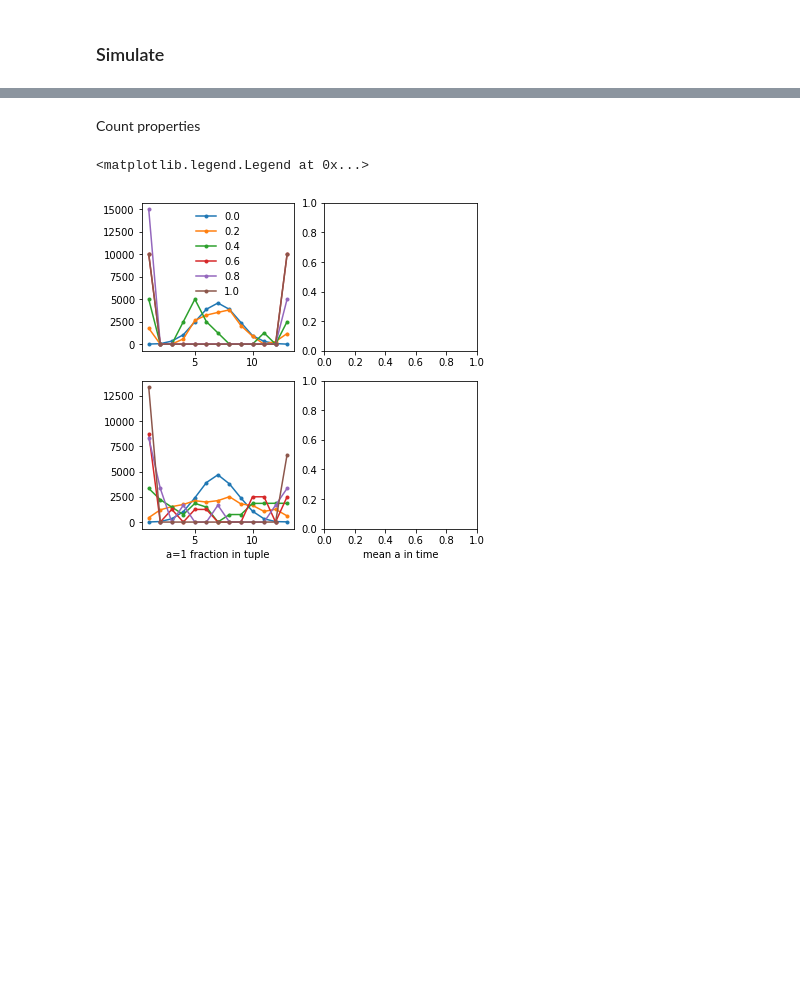
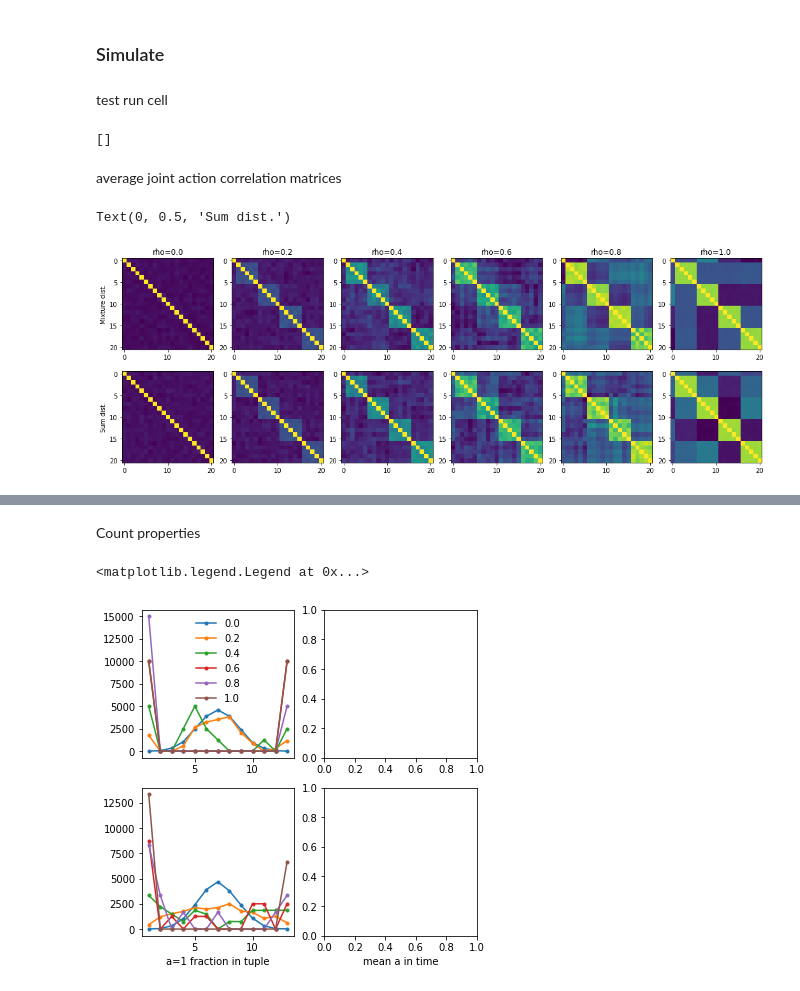
Before and after one commit to amimem/agent_abstraction, a Jupyter notebook: notebooks/emergence.ipynb, the cells around one changed output, grey strips where cells are left out. Drawn from its saved outputs; the diff is of its cells as text; code cells hidden in the pictures; blank space fills up the shorter version.

```diff
--- a/notebooks/emergence.ipynb
+++ b/notebooks/emergence.ipynb
@@ -245,19 +222,30 @@ np.log10(x.itemsize * x.size)
 # %% [markdown]
 ### Simulate
 # %%
+n_other_agents = 20
 agent_1_seed = 1
 rng = np.random.default_rng(agent_1_seed)
-agent_1_policy = rng.integers(0, 2, 2 ** 25, dtype=bool)
-# corr_matrices = simulate(agent_1_policy)
-corr_matrices, joint_prob_matrices = simulate(
-    agent_1_policy, compute_all1s_abstraction=True
-)
+agent_1_policy = rng.integers(0, 2, 2 ** (n_other_agents+1), dtype=bool)
+n_teams = 4
+# %% [markdown]
+test run cell
+# %%
+simulate(agent_1_policy, n_teams = n_teams, team_size = int(n_other_agents/n_teams))
+# %% [output]
+[]
+# %% [markdown]
+average joint action correlation matrices
 # %%
+out = simulate(agent_1_policy, n_teams = n_teams, team_size = int(n_other_agents/n_teams), compute_corrmatrices=True)
+corr_matrices =out[0]
 fig, ax = pl.subplots(2, 6, figsize=(18, 6))
 for rit, rho in enumerate(corr_matrices.keys()):
     ax[0, rit].set_title(f"rho={rho}")
     for cit, corr_matrix in enumerate(corr_matrices[rho]):
         ax[cit, rit].imshow(corr_matrix)
 ax[0, 0].set_ylabel("Mixture dist.")
 ax[1, 0].set_ylabel("Sum dist.")
 # fig.savefig('corr_matrices.pdf', transparent=True,bbox_inches="tight",dpi=300)
+# %% [output]
+Text(0, 0.5, 'Sum dist.')
+[figure, added]
```
Also changed, not shown: parts of 19 cells of this notebook.
